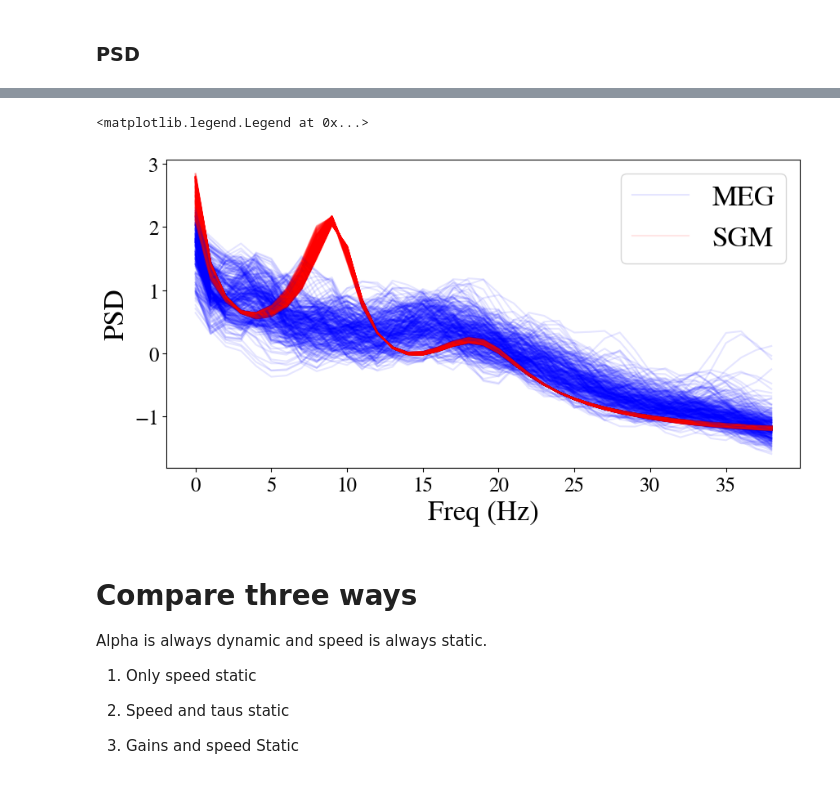
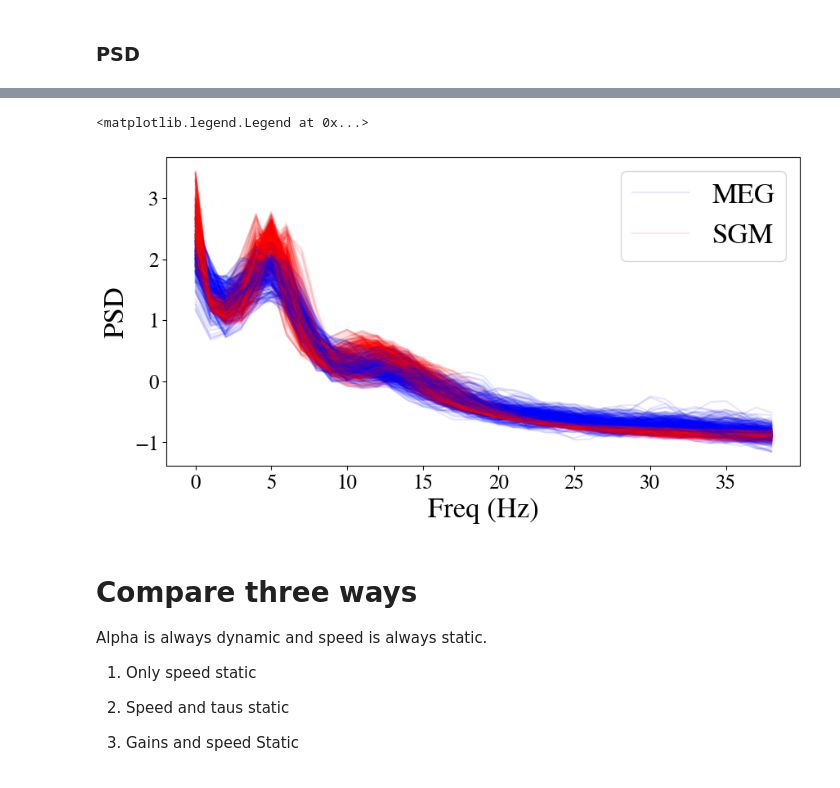
Before and after one commit to JINhuaqing/TV-SGM, a Jupyter notebook: notebooks/ana_real_data_demo.ipynb, the cells around one changed output, grey strips where cells are left out. Cells and saved outputs as stored; diff of their text form; code cells hidden in the pictures.

```diff
--- a/notebooks/ana_real_data_demo.ipynb
+++ b/notebooks/ana_real_data_demo.ipynb
@@ -395,19 +404,19 @@ plt.legend()
 # %%
-#sub_idx = 23 # best 2, 23
-sub_idx = 24 # worst 12, 24
+sub_idx = 23 # best 2, 23
+#sub_idx = 24 # worst 12, 24
 for ix in range(360):
     if ix == 0:
         plt.plot(std_mat(all_data_std[sub_idx, ix]).mean(axis=0), color="blue", alpha=0.1, label="MEG")
         plt.plot(std_mat(X_recs_std[sub_idx, ix]).mean(axis=0), color="red", alpha=0.1, label="SGM")
     else:
         plt.plot(std_mat(all_data_std[sub_idx, ix]).mean(axis=0), color="blue", alpha=0.1)
         plt.plot(std_mat(X_recs_std[sub_idx, ix]).mean(axis=0), color="red", alpha=0.1)
 plt.xlabel("Freq (Hz)")
 plt.ylabel("PSD")
 plt.legend()
 # %% [output]
 <matplotlib.legend.Legend at 0x...>
-[figure, old version]
+[figure, new version]
 # %% [markdown]
 # Compare three ways
 
```
Also changed, not shown: parts of 21 cells of this notebook, 1 other file.
